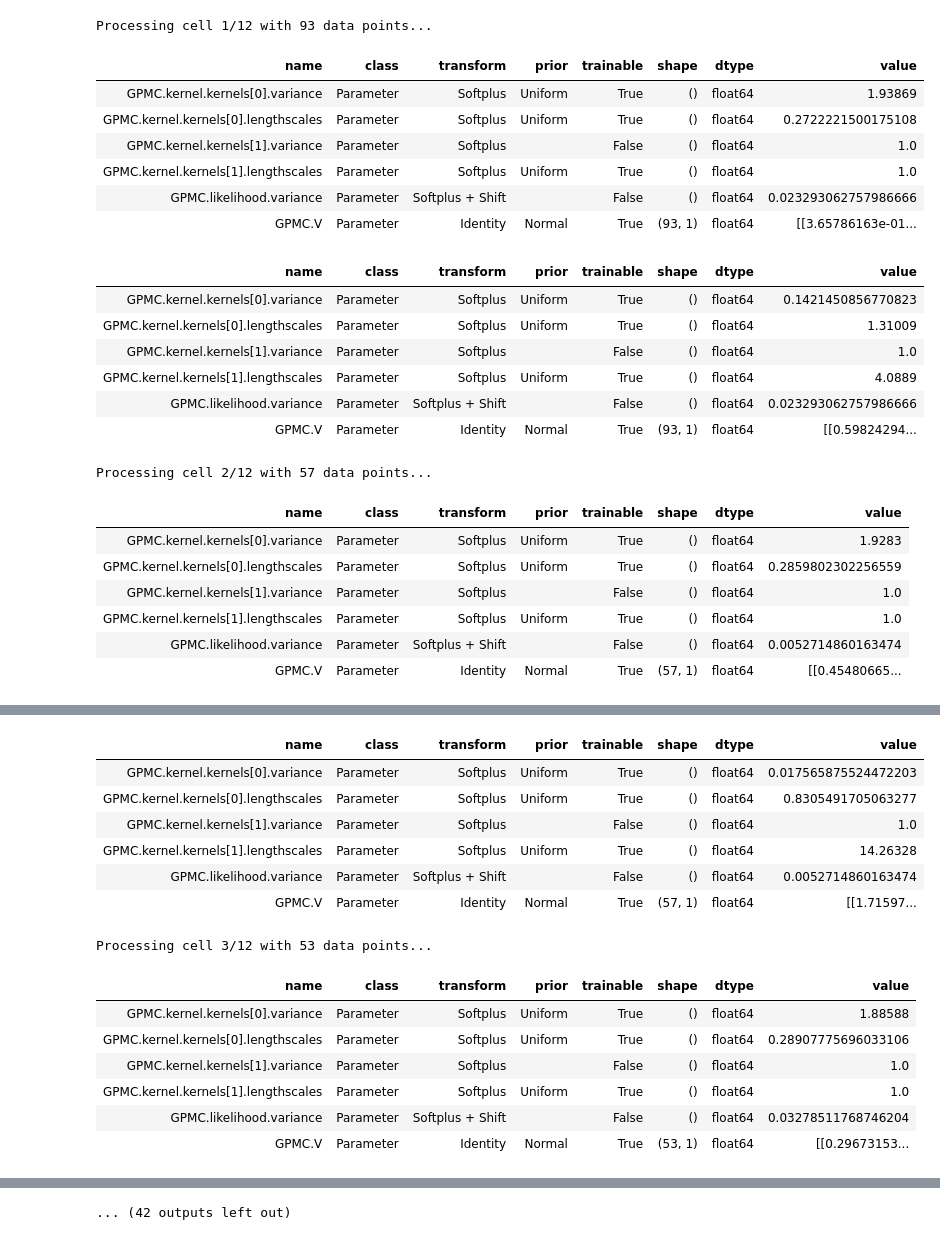
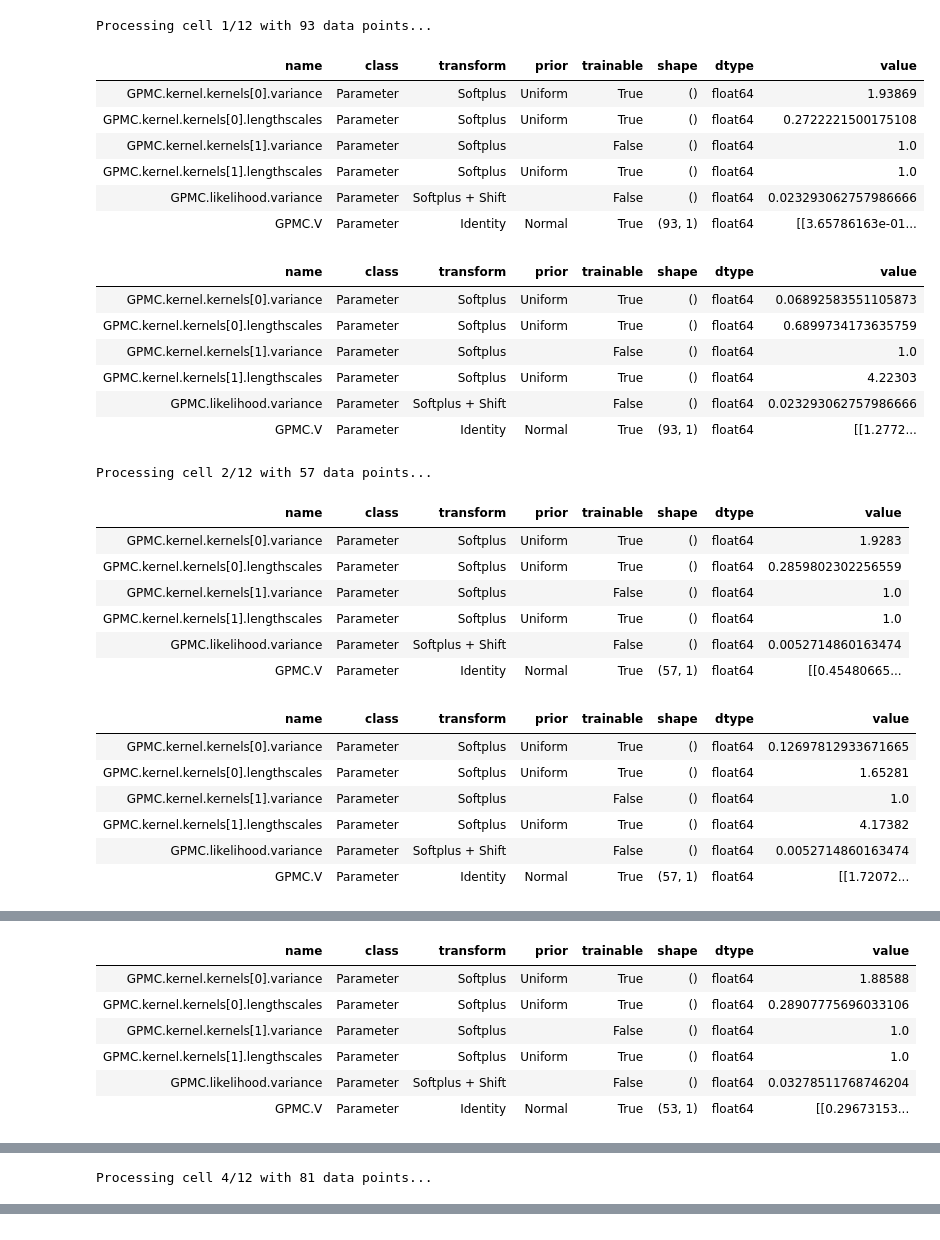
Before and after one commit to TristanSones-Dykes/GPCell, a Jupyter notebook: scripts/MCMC.ipynb, the cells around one changed output, grey strips where cells are left out. Saved outputs shown, nothing was run; the diff lists cells and outputs as text; code cells hidden in the pictures.

Commit message:
Fixed MCMC

```diff
--- a/scripts/MCMC.ipynb
+++ b/scripts/MCMC.ipynb
@@ -156,10 +213,10 @@ for idx, (X, Y_det) in enumerate(zip(X_data_list, Y_detrended_list)):
     noise = noise_list[idx]
 
     # Build the GP model on the detrended data
-    ouosc_priors = generate_ouosc_priors(noise)
+    ouosc_priors = mcmc_ouosc_priors(noise)
     model_constructor = GPRConstructor(
         [Matern12, Cosine],
-        lambda noise=noise: generate_ouosc_priors(noise),
+        lambda noise=noise: mcmc_ouosc_priors(noise),
         ouosc_trainables,
         mcmc=True,
     )
@@ -170,39 +227,39 @@ for idx, (X, Y_det) in enumerate(zip(X_data_list, Y_detrended_list)):
         model.training_loss,
         model.trainable_variables,  # type: ignore
         options=dict(maxiter=100),
     )
     gpflow.utilities.print_summary(model, fmt="notebook")
 
     # Run MCMC sampling
     samples, parameter_samples, param_to_name, name_to_index = run_mcmc(
         model, num_samples=1500, num_burnin_steps=500
     )
 
     # plot samples
     plt.figure(figsize=(8, 4))
     for param_name in hyperparameters:
         plt.plot(parameter_samples[name_to_index[param_name]], label=param_name)
     plt.legend(bbox_to_anchor=(1.0, 1.0))
     plt.xlabel("HMC iteration")
     plt.ylabel("hyperparameter value")
 
     gpflow.utilities.print_summary(model, fmt="notebook")
 # %% [output]
 Processing cell 1/12 with 93 data points...
 | name | class | transform | prior | trainable | shape | dtype | value |
 | GPMC.kernel.kernels[0].variance | Parameter | Softplus | Uniform | True | () | float64 | 1.93869 |
 | GPMC.kernel.kernels[0].lengthscales | Parameter | Softplus | Uniform | True | () | float64 | 0.2722221500175108 |
 | GPMC.kernel.kernels[1].variance | Parameter | Softplus |  | False | () | float64 | 1.0 |
 | GPMC.kernel.kernels[1].lengthscales | Parameter | Softplus | Uniform | True | () | float64 | 1.0 |
 | GPMC.likelihood.variance | Parameter | Softplus + Shift |  | False | () | float64 | 0.023293062757986666 |
 | GPMC.V | Parameter | Identity | Normal | True | (93, 1) | float64 | [[3.65786163e-01... |
 | name | class | transform | prior | trainable | shape | dtype | value |
-| GPMC.kernel.kernels[0].variance | Parameter | Softplus | Uniform | True | () | float64 | 0.1421450856770823 |
-| GPMC.kernel.kernels[0].lengthscales | Parameter | Softplus | Uniform | True | () | float64 | 1.31009 |
+| GPMC.kernel.kernels[0].variance | Parameter | Softplus | Uniform | True | () | float64 | 0.06892583551105873 |
+| GPMC.kernel.kernels[0].lengthscales | Parameter | Softplus | Uniform | True | () | float64 | 0.6899734173635759 |
 | GPMC.kernel.kernels[1].variance | Parameter | Softplus |  | False | () | float64 | 1.0 |
-| GPMC.kernel.kernels[1].lengthscales | Parameter | Softplus | Uniform | True | () | float64 | 4.0889 |
+| GPMC.kernel.kernels[1].lengthscales | Parameter | Softplus | Uniform | True | () | float64 | 4.22303 |
 | GPMC.likelihood.variance | Parameter | Softplus + Shift |  | False | () | float64 | 0.023293062757986666 |
-| GPMC.V | Parameter | Identity | Normal | True | (93, 1) | float64 | [[0.59824294... |
+| GPMC.V | Parameter | Identity | Normal | True | (93, 1) | float64 | [[1.2772... |
 Processing cell 2/12 with 57 data points...
 | name | class | transform | prior | trainable | shape | dtype | value |
 | GPMC.kernel.kernels[0].variance | Parameter | Softplus | Uniform | True | () | float64 | 1.9283 |
@@ -211,3 +268,10 @@ Processing cell 2/12 with 57 data points...
 | GPMC.kernel.kernels[1].lengthscales | Parameter | Softplus | Uniform | True | () | float64 | 1.0 |
 | GPMC.likelihood.variance | Parameter | Softplus + Shift |  | False | () | float64 | 0.0052714860163474 |
 | GPMC.V | Parameter | Identity | Normal | True | (57, 1) | float64 | [[0.45480665... |
+| name | class | transform | prior | trainable | shape | dtype | value |
+| GPMC.kernel.kernels[0].variance | Parameter | Softplus | Uniform | True | () | float64 | 0.12697812933671665 |
+| GPMC.kernel.kernels[0].lengthscales | Parameter | Softplus | Uniform | True | () | float64 | 1.65281 |
+| GPMC.kernel.kernels[1].variance | Parameter | Softplus |  | False | () | float64 | 1.0 |
+| GPMC.kernel.kernels[1].lengthscales | Parameter | Softplus | Uniform | True | () | float64 | 4.17382 |
+| GPMC.likelihood.variance | Parameter | Softplus + Shift |  | False | () | float64 | 0.0052714860163474 |
+| GPMC.V | Parameter | Identity | Normal | True | (57, 1) | float64 | [[1.72072... |
@@ -231,11 +279,3 @@ Processing cell 2/12 with 57 data points...
-| name | class | transform | prior | trainable | shape | dtype | value |
-| GPMC.kernel.kernels[0].variance | Parameter | Softplus | Uniform | True | () | float64 | 0.017565875524472203 |
-| GPMC.kernel.kernels[0].lengthscales | Parameter | Softplus | Uniform | True | () | float64 | 0.8305491705063277 |
-| GPMC.kernel.kernels[1].variance | Parameter | Softplus |  | False | () | float64 | 1.0 |
-| GPMC.kernel.kernels[1].lengthscales | Parameter | Softplus | Uniform | True | () | float64 | 14.26328 |
-| GPMC.likelihood.variance | Parameter | Softplus + Shift |  | False | () | float64 | 0.0052714860163474 |
-| GPMC.V | Parameter | Identity | Normal | True | (57, 1) | float64 | [[1.71597... |
-Processing cell 3/12 with 53 data points...
 | name | class | transform | prior | trainable | shape | dtype | value |
 | GPMC.kernel.kernels[0].variance | Parameter | Softplus | Uniform | True | () | float64 | 1.88588 |
 | GPMC.kernel.kernels[0].lengthscales | Parameter | Softplus | Uniform | True | () | float64 | 0.28907775696033106 |
@@ -252,0 +293 @@ Processing cell 3/12 with 53 data points...
+Processing cell 4/12 with 81 data points...
@@ -261 +308,0 @@ Processing cell 4/12 with 81 data points...
-... (42 outputs left out)
```
Also changed, not shown: parts of 5 cells of this notebook, 3 other files.
